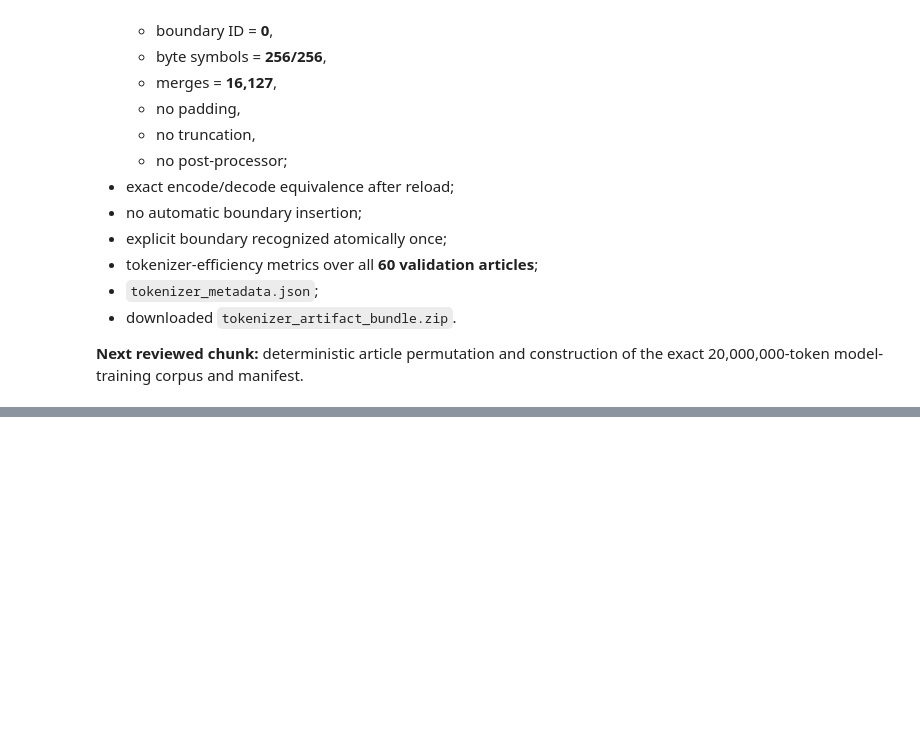
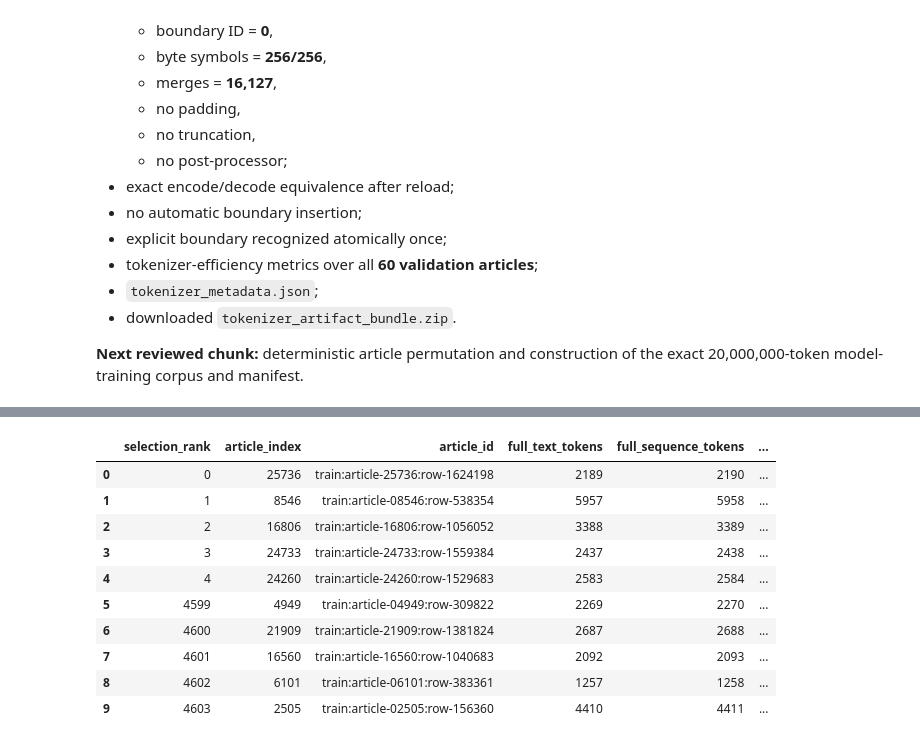
Before and after one commit to traderjohnd/foundation-model-from-scratch, a Jupyter notebook: notebooks/02_tokenizer_training_and_corpus_construction.ipynb, the cells around one changed output, grey strips where cells are left out. Cells and saved outputs as stored; diff of their text form; code cells hidden in the pictures; blank space fills up the shorter version.

Commit message:
Construct exact 20M token training corpus

```diff
--- a/notebooks/02_tokenizer_training_and_corpus_construction.ipynb
+++ b/notebooks/02_tokenizer_training_and_corpus_construction.ipynb
@@ -1370,0 +1456,23 @@ Before proceeding, we should have observed:
+# %%
+rng = np.random.default_rng(CORPUS_SAMPLING_SEED)
+article_permutation = rng.permutation(len(train_articles))
+
+article_permutation_u32 = np.asarray(
+    article_permutation,
+    dtype=np.dtype("<u4"),
+)
+permutation_sha256 = hashlib.sha256(
+    article_permutation_u32.tobytes(order="C")
+).hexdigest()
+
+# Cheap independent repeat of the permutation itself.
+repeat_rng = np.random.default_rng(CORPUS_SAMPLING_SEED)
+repeat_permutation = repeat_rng.permutation(len(train_articles))
+
+assert np.array_equal(article_permutation, repeat_permutation)
+assert sorted(article_permutation.tolist()) == list(range(len(train_articles)))
+
+print("✓ Deterministic article permutation reproduced exactly.")
+print(f"Permutation SHA-256: {permutation_sha256}")
+print("First 10 permuted article indices:")
+print(article_permutation[:10].tolist())
@@ -1370,0 +1668,22 @@ Before proceeding, we should have observed:
+# %%
+manifest_preview = pd.concat(
+    [
+        pd.DataFrame(corpus_manifest_rows[:5]),
+        pd.DataFrame(corpus_manifest_rows[-5:]),
+    ],
+    ignore_index=True,
+)
+
+manifest_preview
+# %% [output]
+|  | selection_rank | article_index | article_id | full_text_tokens | full_sequence_tokens | ... |
+| 0 | 0 | 25736 | train:article-25736:row-1624198 | 2189 | 2190 | ... |
+| 1 | 1 | 8546 | train:article-08546:row-538354 | 5957 | 5958 | ... |
+| 2 | 2 | 16806 | train:article-16806:row-1056052 | 3388 | 3389 | ... |
+| 3 | 3 | 24733 | train:article-24733:row-1559384 | 2437 | 2438 | ... |
+| 4 | 4 | 24260 | train:article-24260:row-1529683 | 2583 | 2584 | ... |
+| 5 | 4599 | 4949 | train:article-04949:row-309822 | 2269 | 2270 | ... |
+| 6 | 4600 | 21909 | train:article-21909:row-1381824 | 2687 | 2688 | ... |
+| 7 | 4601 | 16560 | train:article-16560:row-1040683 | 2092 | 2093 | ... |
+| 8 | 4602 | 6101 | train:article-06101:row-383361 | 1257 | 1258 | ... |
+| 9 | 4603 | 2505 | train:article-02505:row-156360 | 4410 | 4411 | ... |
```
Also changed, not shown: parts of 29 cells of this notebook.
